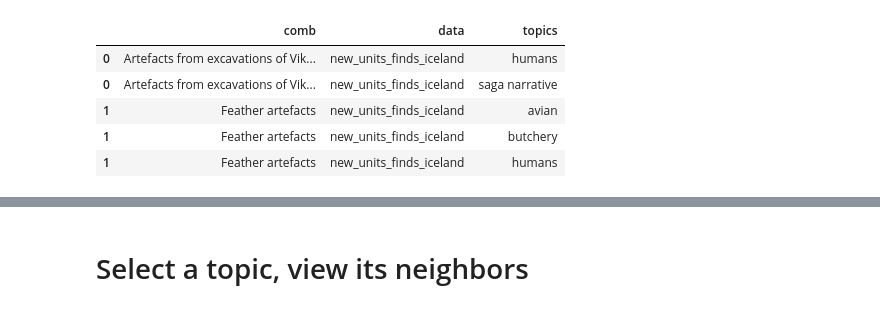
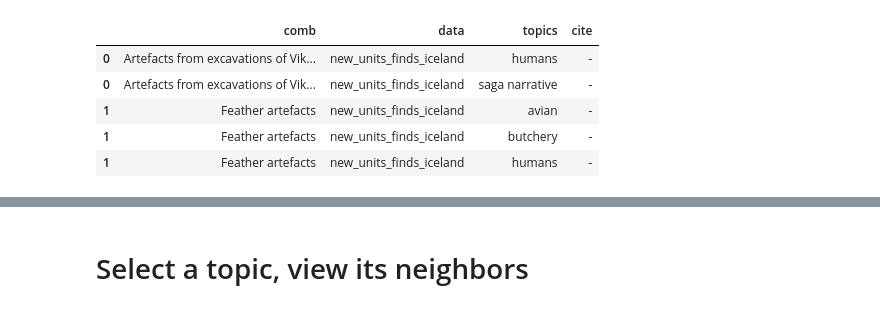
Before and after one commit to ropitz/dataarc-demo, a Jupyter notebook: dataarc_pyvis.ipynb, the cells around one changed output, grey strips where cells are left out. Drawn from its saved outputs; the diff is of its cells as text; code cells hidden in the pictures.

Commit message:
Add cite to edge labels on hover

```diff
--- a/dataarc_pyvis.ipynb
+++ b/dataarc_pyvis.ipynb
@@ -24,20 +24,20 @@ Requirement already satisfied: six>=1.5 in /srv/conda/envs/notebook/lib/python3.
 # %%
 url = 'https://raw.githubusercontent.com/ropitz/experiments/master/data/dataarc_combinators.csv'
 csv = pd.read_csv(url, encoding='utf-8')
 
-df = csv.filter(['comb','data','topics'])
+df = csv.filter(['comb','data','topics', 'cite'])
 df = df.fillna('-')
 df.topics=df["topics"].str.split(",")
 exploded = df.explode('topics')
 exploded["topics"]=exploded["topics"].str.strip()
 exploded.head(5)
 # %% [output]
-|  | comb | data | topics |
-| 0 | Artefacts from excavations of Vik... | new_units_finds_iceland | humans |
-| 0 | Artefacts from excavations of Vik... | new_units_finds_iceland | saga narrative |
-| 1 | Feather artefacts | new_units_finds_iceland | avian |
-| 1 | Feather artefacts | new_units_finds_iceland | butchery |
-| 1 | Feather artefacts | new_units_finds_iceland | humans |
+|  | comb | data | topics | cite |
+| 0 | Artefacts from excavations of Vik... | new_units_finds_iceland | humans | - |
+| 0 | Artefacts from excavations of Vik... | new_units_finds_iceland | saga narrative | - |
+| 1 | Feather artefacts | new_units_finds_iceland | avian | - |
+| 1 | Feather artefacts | new_units_finds_iceland | butchery | - |
+| 1 | Feather artefacts | new_units_finds_iceland | humans | - |
 # %%
 G = nx.Graph()
 # %%
```
Also changed, not shown: parts of 8 cells of this notebook.
